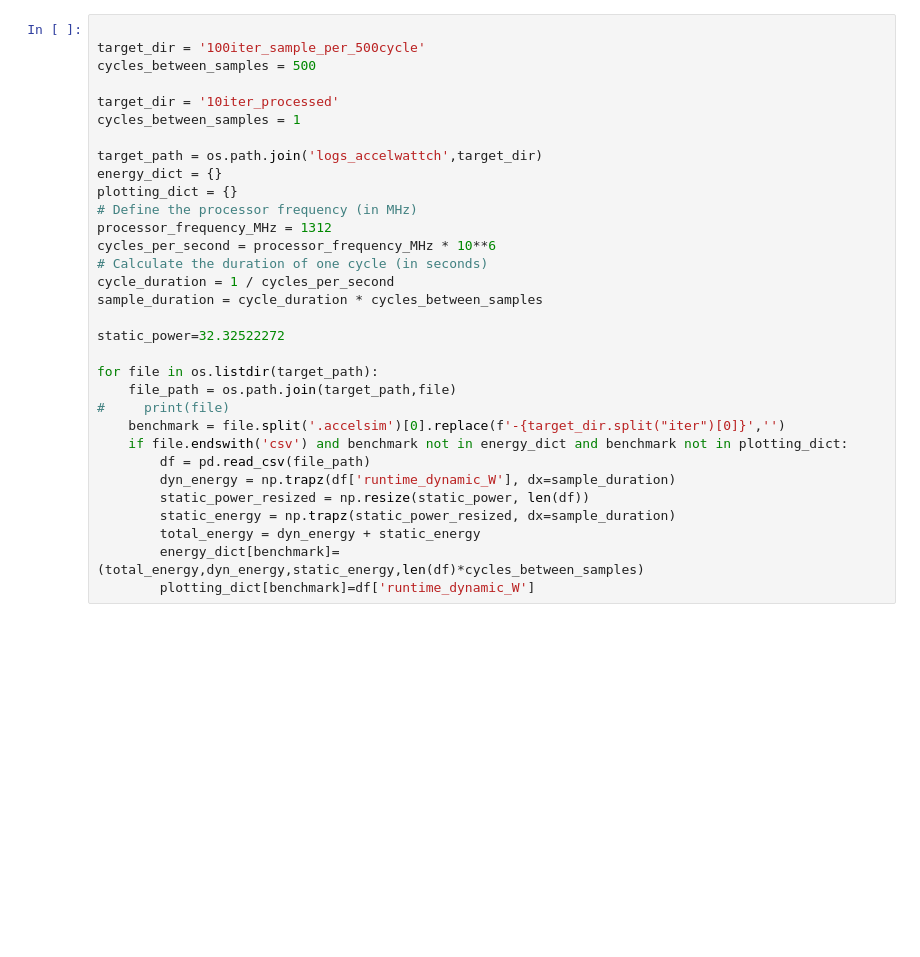
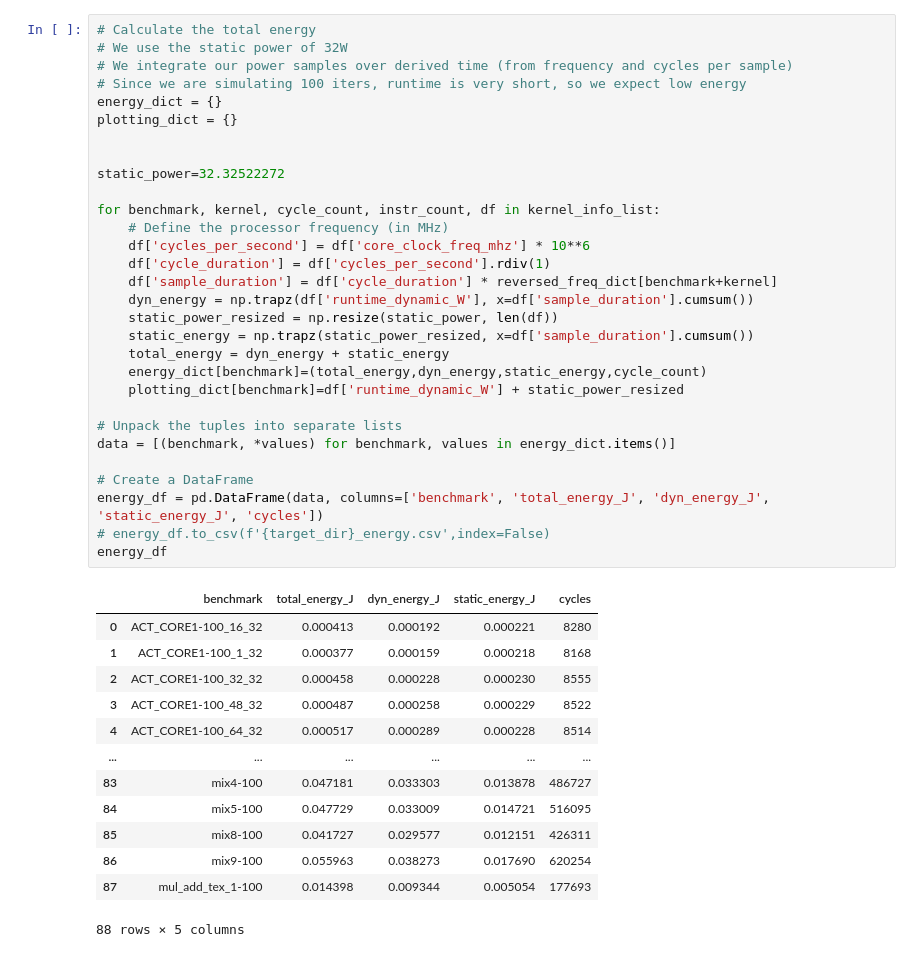
Before and after one commit to BranTran/accel-sim-framework, a Jupyter notebook: notebook_calculate_accelwattch_energy.ipynb, the cells around one changed output. Cells and saved outputs as stored; diff of their text form; blank space fills up the shorter version.

```diff
--- a/notebook_calculate_accelwattch_energy.ipynb
+++ b/notebook_calculate_accelwattch_energy.ipynb
@@ -9,32 +163,44 @@ os.getcwd()
 # %%
-
-target_dir = '100iter_sample_per_500cycle'
-cycles_between_samples = 500
-
-target_dir = '10iter_processed'
-cycles_between_samples = 1
-
-target_path = os.path.join('logs_accelwattch',target_dir)
+# Calculate the total energy
+# We use the static power of 32W
+# We integrate our power samples over derived time (from frequency and cycles per sample)
+# Since we are simulating 100 iters, runtime is very short, so we expect low energy
 energy_dict = {}
 plotting_dict = {}
-# Define the processor frequency (in MHz)
-processor_frequency_MHz = 1312
-cycles_per_second = processor_frequency_MHz * 10**6
-# Calculate the duration of one cycle (in seconds)
-cycle_duration = 1 / cycles_per_second
-sample_duration = cycle_duration * cycles_between_samples
+
 
 static_power=32.32522272
 
-for file in os.listdir(target_path):
-    file_path = os.path.join(target_path,file)
-#     print(file)
-    benchmark = file.split('.accelsim')[0].replace(f'-{target_dir.split("iter")[0]}','')
-    if file.endswith('csv') and benchmark not in energy_dict and benchmark not in plotting_dict:
-        df = pd.read_csv(file_path)
-        dyn_energy = np.trapz(df['runtime_dynamic_W'], dx=sample_duration)
-        static_power_resized = np.resize(static_power, len(df))
-        static_energy = np.trapz(static_power_resized, dx=sample_duration)
-        total_energy = dyn_energy + static_energy
-        energy_dict[benchmark]=(total_energy,dyn_energy,static_energy,len(df)*cycles_between_samples)
-        plotting_dict[benchmark]=df['runtime_dynamic_W']
+for benchmark, kernel, cycle_count, instr_count, df in kernel_info_list:
+    # Define the processor frequency (in MHz)
+    df['cycles_per_second'] = df['core_clock_freq_mhz'] * 10**6
+    df['cycle_duration'] = df['cycles_per_second'].rdiv(1)
+    df['sample_duration'] = df['cycle_duration'] * reversed_freq_dict[benchmark+kernel]
+    dyn_energy = np.trapz(df['runtime_dynamic_W'], x=df['sample_duration'].cumsum())
+    static_power_resized = np.resize(static_power, len(df))
+    static_energy = np.trapz(static_power_resized, x=df['sample_duration'].cumsum())
+    total_energy = dyn_energy + static_energy
+    energy_dict[benchmark]=(total_energy,dyn_energy,static_energy,cycle_count)
+    plotting_dict[benchmark]=df['runtime_dynamic_W'] + static_power_resized
+
+# Unpack the tuples into separate lists
+data = [(benchmark, *values) for benchmark, values in energy_dict.items()]
+
+# Create a DataFrame
+energy_df = pd.DataFrame(data, columns=['benchmark', 'total_energy_J', 'dyn_energy_J', 'static_energy_J', 'cycles'])
+# energy_df.to_csv(f'{target_dir}_energy.csv',index=False)
+energy_df
+# %% [output]
+|  | benchmark | total_energy_J | dyn_energy_J | static_energy_J | cycles |
+| 0 | ACT_CORE1-100_16_32 | 0.000413 | 0.000192 | 0.000221 | 8280 |
+| 1 | ACT_CORE1-100_1_32 | 0.000377 | 0.000159 | 0.000218 | 8168 |
+| 2 | ACT_CORE1-100_32_32 | 0.000458 | 0.000228 | 0.000230 | 8555 |
+| 3 | ACT_CORE1-100_48_32 | 0.000487 | 0.000258 | 0.000229 | 8522 |
+| 4 | ACT_CORE1-100_64_32 | 0.000517 | 0.000289 | 0.000228 | 8514 |
+| ... | ... | ... | ... | ... | ... |
+| 83 | mix4-100 | 0.047181 | 0.033303 | 0.013878 | 486727 |
+| 84 | mix5-100 | 0.047729 | 0.033009 | 0.014721 | 516095 |
+| 85 | mix8-100 | 0.041727 | 0.029577 | 0.012151 | 426311 |
+| 86 | mix9-100 | 0.055963 | 0.038273 | 0.017690 | 620254 |
+| 87 | mul_add_tex_1-100 | 0.014398 | 0.009344 | 0.005054 | 177693 |
+88 rows × 5 columns
```
Also changed, not shown: parts of 12 cells of this notebook.
